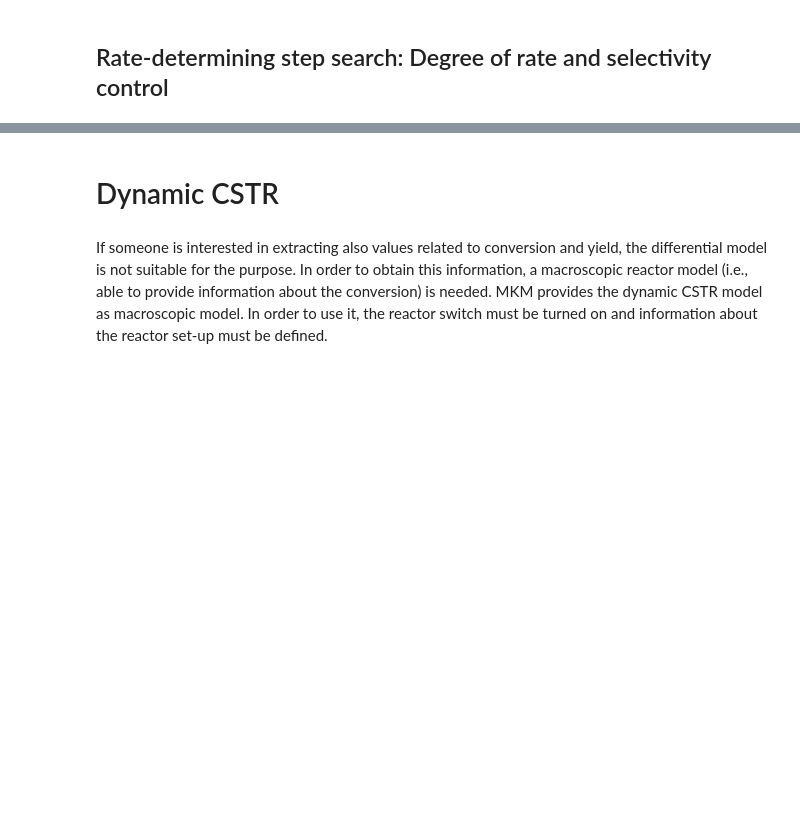
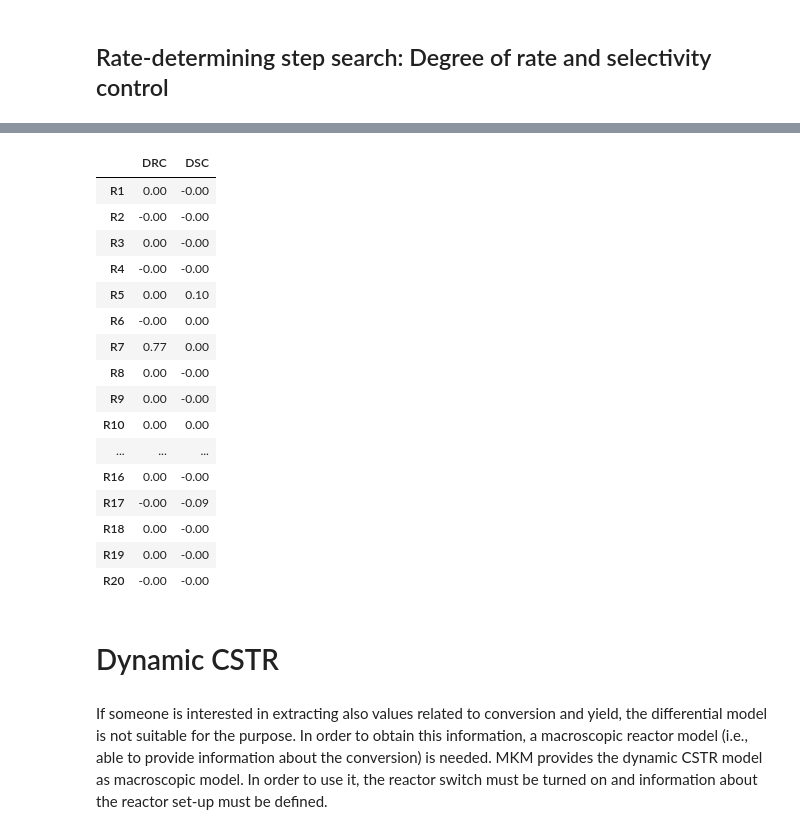
Before and after one commit to LopezGroup-ICIQ/pymkm, a Jupyter notebook: Pd_In2O3_CPa/Demo_pymkm.ipynb, the cells around one changed output, grey strips where cells are left out. Cells and saved outputs as stored; diff of their text form; code cells hidden in the pictures; blank space fills up the shorter version.

```diff
--- a/Pd_In2O3_CPa/Demo_pymkm.ipynb
+++ b/Pd_In2O3_CPa/Demo_pymkm.ipynb
@@ -17,9 +17,7 @@ To create an instance of the MKM class, three parameters must be provided: <br>
 model = MKM('Pd-In2O3',
             'rm.mkm',
             'g.mkm',
-            inerts=[],
-            t_ref=553,
-            reactor='differential')
+            t_ref=553)
 # %% [markdown]
 # Model exploration
 To investigate the characteristics of the system under study, several attributes can be easily inspected to check general information like number of elementary reactions, energetics, reaction network, etc.
@@ -71,5 +198,23 @@ output = model.drc_full(573, 5e6, [0.8,0.2,0,0,0], "MeOH")
 # %%
-print(output)
+output[0]
+# %% [output]
+|  | DRC | DSC |
+| R1 | 0.00 | -0.00 |
+| R2 | -0.00 | -0.00 |
+| R3 | 0.00 | -0.00 |
+| R4 | -0.00 | -0.00 |
+| R5 | 0.00 | 0.10 |
+| R6 | -0.00 | 0.00 |
+| R7 | 0.77 | 0.00 |
+| R8 | 0.00 | -0.00 |
+| R9 | 0.00 | -0.00 |
+| R10 | 0.00 | 0.00 |
+| ... | ... | ... |
+| R16 | 0.00 | -0.00 |
+| R17 | -0.00 | -0.09 |
+| R18 | 0.00 | -0.00 |
+| R19 | 0.00 | -0.00 |
+| R20 | -0.00 | -0.00 |
 # %% [markdown]
 # Dynamic CSTR
 # %% [markdown]
```
Also changed, not shown: parts of 16 cells of this notebook, 1 other file.
